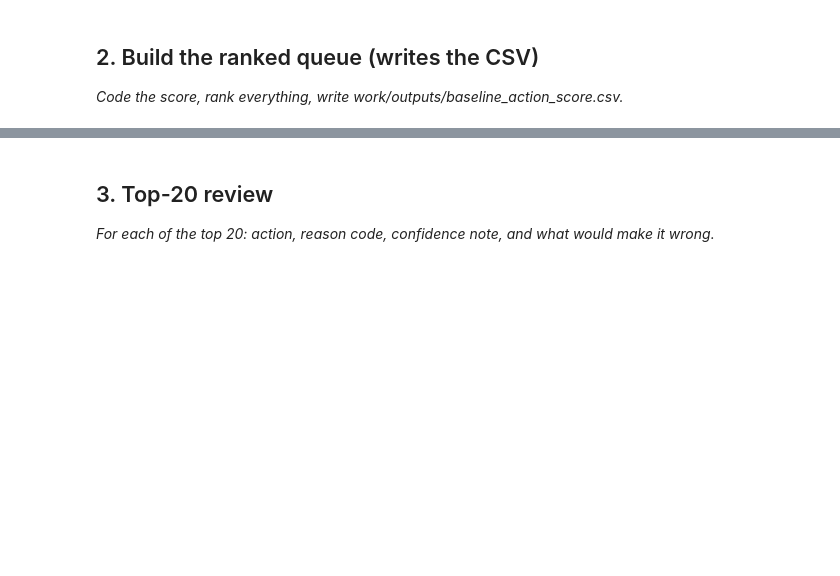
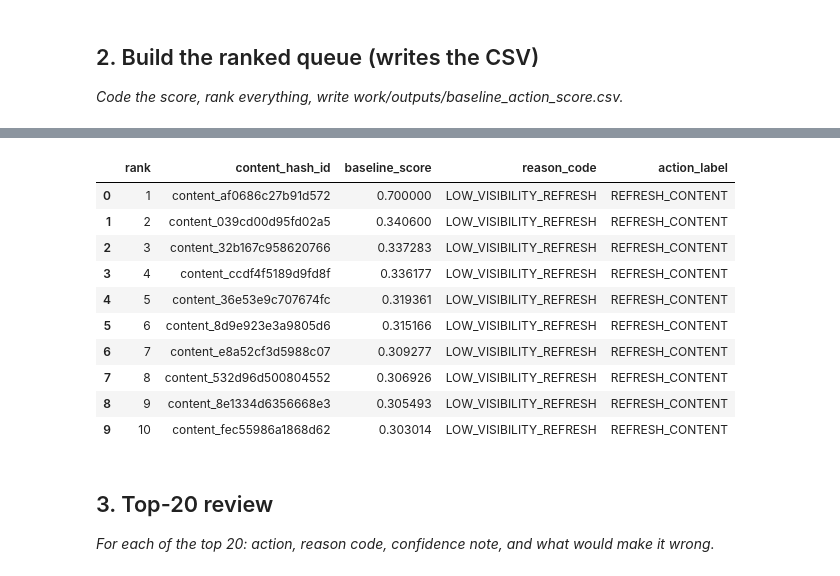
Before and after one commit to CipherSunaina02/Flyrank-ml-internship, a Jupyter notebook: work/notebooks/w04_baseline_score.ipynb, the cells around one changed output, grey strips where cells are left out. Saved outputs shown, nothing was run; the diff lists cells and outputs as text; code cells hidden in the pictures; blank space fills up the shorter version.

```diff
--- a/work/notebooks/w04_baseline_score.ipynb
+++ b/work/notebooks/w04_baseline_score.ipynb
@@ -22,0 +223,77 @@ This skeleton is yours to fill. Work the sections **in order** — each one has
+# %%
+# This cell is for CODE (numbers, a query, a check).
+# Write your text answer in the cell ABOVE this one — typing sentences here breaks Run All.
+# ML-07: Build ranked baseline action queue
+
+queue = df.copy()
+
+# Keep content with measurable organic search visibility
+queue = queue[
+    (queue["impressions"] > 0) &
+    (queue["avg_position"].notna())
+].copy()
+
+# Log-transform impressions so extremely high-volume pages do not dominate
+queue["volume_score"] = np.log1p(queue["impressions"])
+
+# Normalize position and volume to 0-1
+position_min = queue["avg_position"].min()
+position_max = queue["avg_position"].max()
+
+volume_min = queue["volume_score"].min()
+volume_max = queue["volume_score"].max()
+
+queue["position_score"] = (
+    (queue["avg_position"] - position_min) /
+    (position_max - position_min)
+)
+
+queue["volume_score_norm"] = (
+    (queue["volume_score"] - volume_min) /
+    (volume_max - volume_min)
+)
+
+# Higher score = higher refresh priority
+queue["baseline_score"] = (
+    0.7 * queue["position_score"] +
+    0.3 * queue["volume_score_norm"]
+)
+
+queue["reason_code"] = "LOW_VISIBILITY_REFRESH"
+queue["action_label"] = "REFRESH_CONTENT"
+
+# Rank highest priority first
+queue = queue.sort_values(
+    "baseline_score",
+    ascending=False
+).reset_index(drop=True)
+
+queue["rank"] = np.arange(1, len(queue) + 1)
+
+# Keep the output simple and privacy-safe
+output = queue[
+    [
+        "rank",
+        "content_hash_id",
+        "baseline_score",
+        "reason_code",
+        "action_label"
+    ]
+].copy()
+
+# Create output directory
+import os
+os.makedirs("work/outputs", exist_ok=True)
+
+# Write required CSV
+output.to_csv(
+    "work/outputs/baseline_action_score.csv",
+    index=False
+)
+
+print("Ranked queue created.")
+print("Rows:", len(output))
+print("Output: work/outputs/baseline_action_score.csv")
+
+output.head(10)
+# %% [output]
@@ -23,3 +303,14 @@ This skeleton is yours to fill. Work the sections **in order** — each one has
+|  | rank | content_hash_id | baseline_score | reason_code | action_label |
+| 0 | 1 | content_af0686c27b91d572 | 0.700000 | LOW_VISIBILITY_REFRESH | REFRESH_CONTENT |
+| 1 | 2 | content_039cd00d95fd02a5 | 0.340600 | LOW_VISIBILITY_REFRESH | REFRESH_CONTENT |
+| 2 | 3 | content_32b167c958620766 | 0.337283 | LOW_VISIBILITY_REFRESH | REFRESH_CONTENT |
+| 3 | 4 | content_ccdf4f5189d9fd8f | 0.336177 | LOW_VISIBILITY_REFRESH | REFRESH_CONTENT |
+| 4 | 5 | content_36e53e9c707674fc | 0.319361 | LOW_VISIBILITY_REFRESH | REFRESH_CONTENT |
+| 5 | 6 | content_8d9e923e3a9805d6 | 0.315166 | LOW_VISIBILITY_REFRESH | REFRESH_CONTENT |
+| 6 | 7 | content_e8a52cf3d5988c07 | 0.309277 | LOW_VISIBILITY_REFRESH | REFRESH_CONTENT |
+| 7 | 8 | content_532d96d500804552 | 0.306926 | LOW_VISIBILITY_REFRESH | REFRESH_CONTENT |
+| 8 | 9 | content_8e1334d6356668e3 | 0.305493 | LOW_VISIBILITY_REFRESH | REFRESH_CONTENT |
+| 9 | 10 | content_fec55986a1868d62 | 0.303014 | LOW_VISIBILITY_REFRESH | REFRESH_CONTENT |
 # %% [markdown]
 ## 3. Top-20 review
 
```
Also changed, not shown: parts of 16 cells of this notebook.
